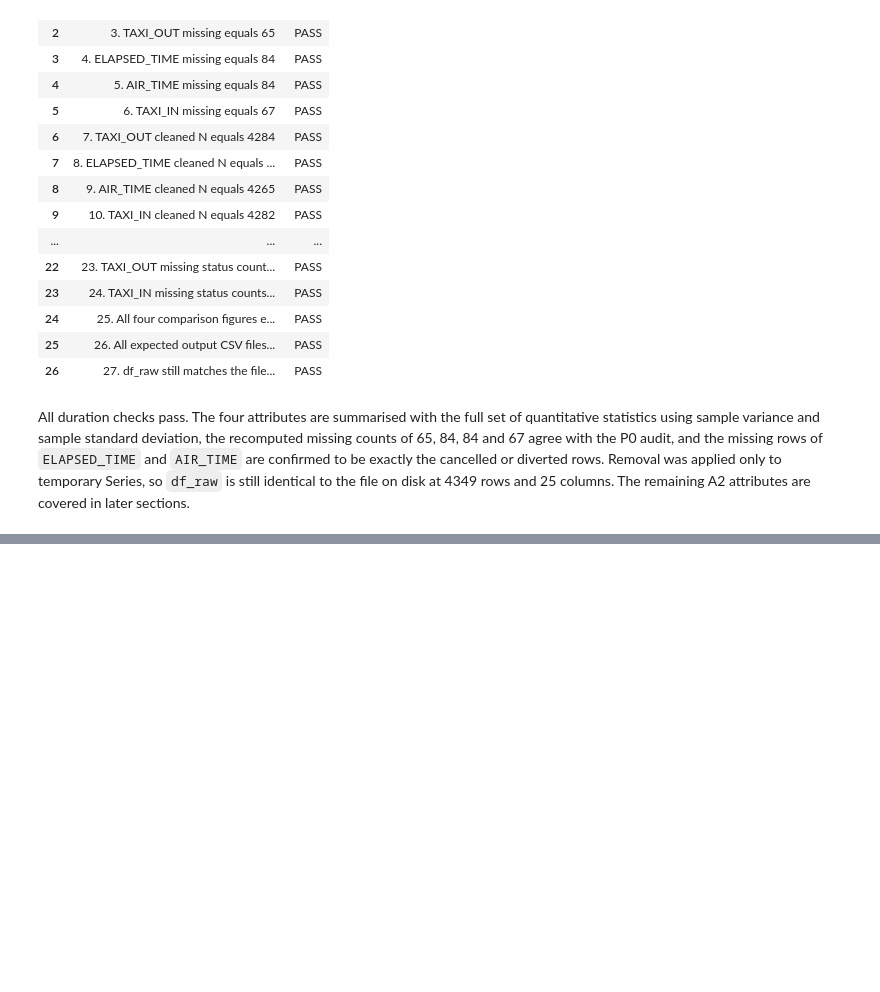
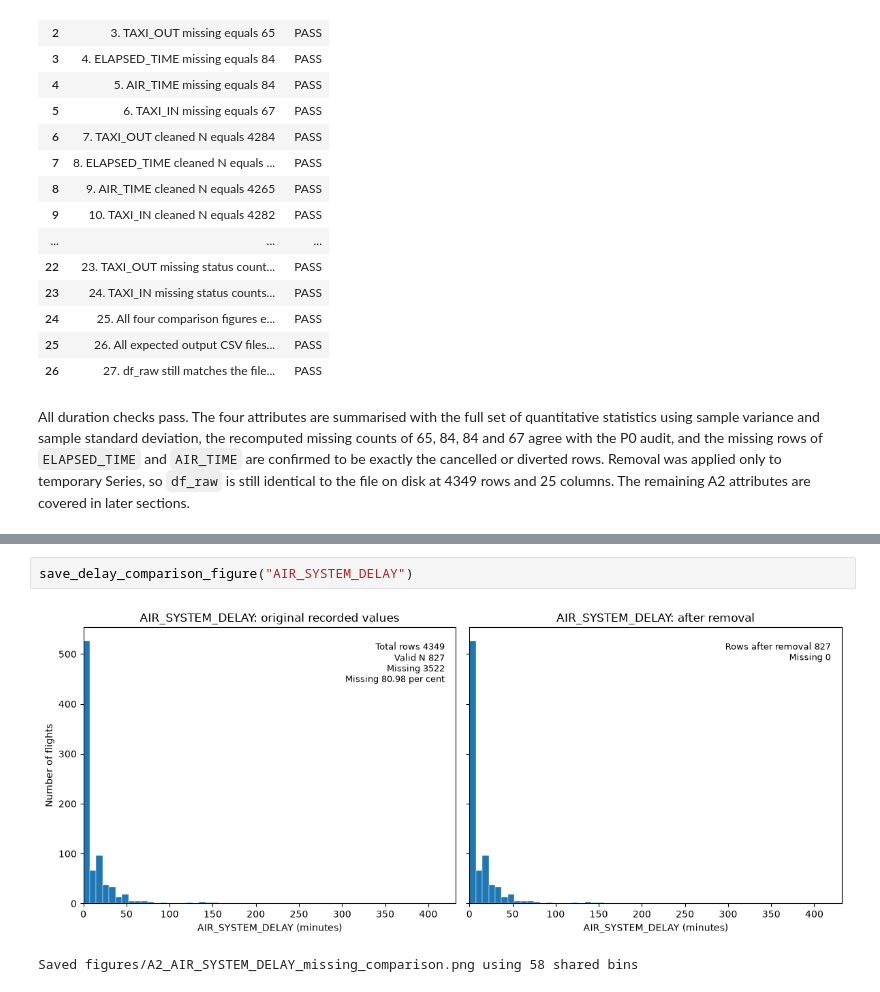
Before and after one commit to le23967/31250-assignment2-25740123, a Jupyter notebook: ida_25740123.ipynb, the cells around one changed output, grey strips where cells are left out. Cells and saved outputs as stored; diff of their text form; blank space fills up the shorter version.

```diff
--- a/ida_25740123.ipynb
+++ b/ida_25740123.ipynb
@@ -2379,0 +2714,5 @@ The remaining A2 attributes are covered in later sections.
+# %%
+save_delay_comparison_figure("AIR_SYSTEM_DELAY")
+# %% [output]
+[figure, added]
+Saved figures/A2_AIR_SYSTEM_DELAY_missing_comparison.png using 58 shared bins
```
Also changed, not shown: parts of 41 cells of this notebook, 15 other files.
